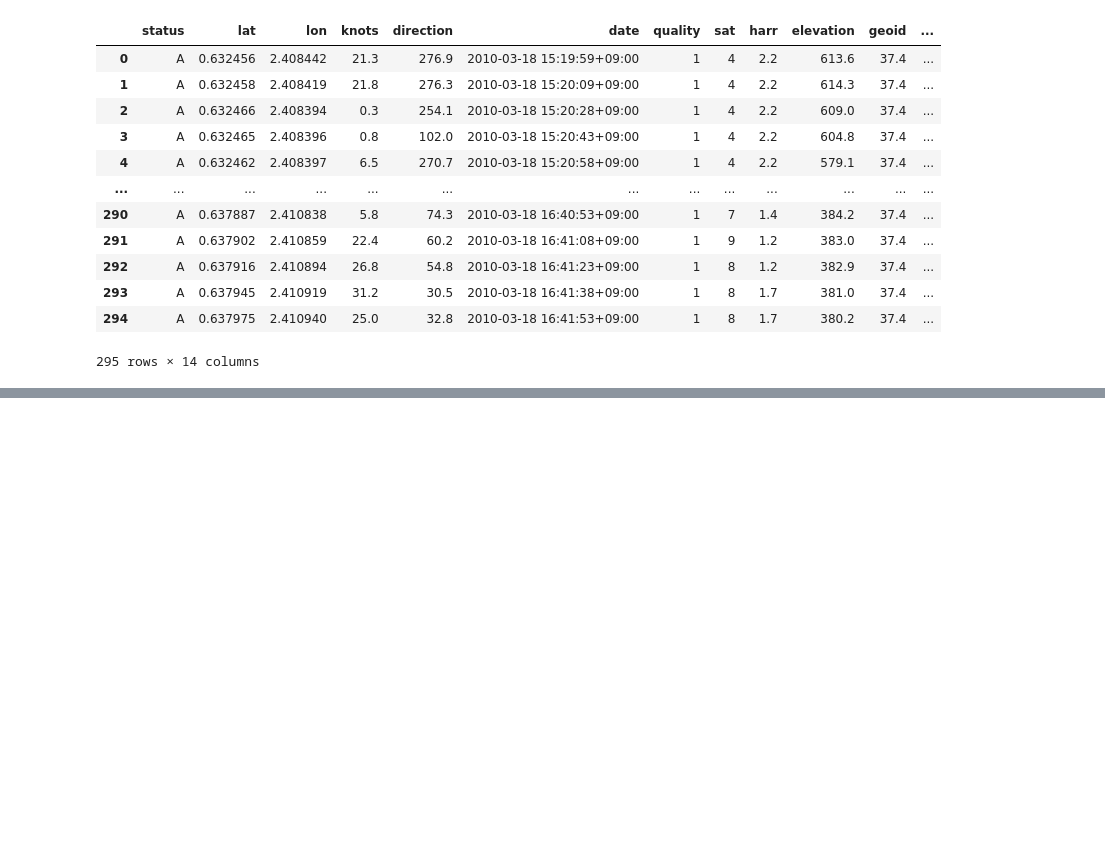
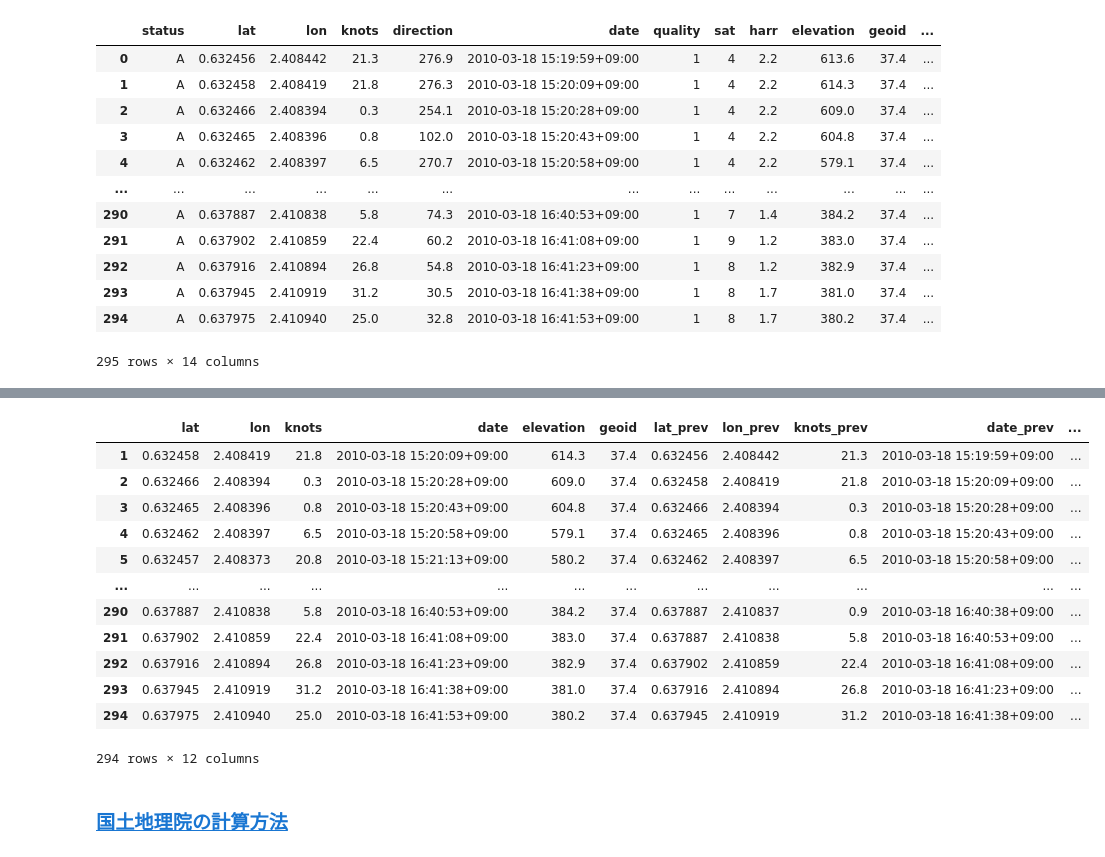
Before and after one commit to asano-lab/oasobi, a Jupyter notebook: kadai10/test.ipynb, the cells around one changed output, grey strips where cells are left out. Drawn from its saved outputs; the diff is of its cells as text; code cells hidden in the pictures; blank space fills up the shorter version.

```diff
--- a/kadai10/test.ipynb
+++ b/kadai10/test.ipynb
@@ -89,3 +89,29 @@ for i in gps_df.index:
 m
 # %% [output]
 [interactive output not drawn]
+# %%
+use_columns = ["lat", "lon", "knots", "date", "elevation", "geoid"]
+
+lat_lon_df = gps_df[use_columns][1:].copy() # 先頭削除
+lat_lon_df_prev = gps_df[use_columns][:-1].copy() # 末尾削除
+
+for uc in use_columns:
+    lat_lon_df[uc + "_prev"] = list(lat_lon_df_prev[uc])
+
+lat_lon_df
+# %% [output]
+|  | lat | lon | knots | date | elevation | geoid | lat_prev | lon_prev | knots_prev | date_prev | ... |
+| 1 | 0.632458 | 2.408419 | 21.8 | 2010-03-18 15:20:09+09:00 | 614.3 | 37.4 | 0.632456 | 2.408442 | 21.3 | 2010-03-18 15:19:59+09:00 | ... |
+| 2 | 0.632466 | 2.408394 | 0.3 | 2010-03-18 15:20:28+09:00 | 609.0 | 37.4 | 0.632458 | 2.408419 | 21.8 | 2010-03-18 15:20:09+09:00 | ... |
+| 3 | 0.632465 | 2.408396 | 0.8 | 2010-03-18 15:20:43+09:00 | 604.8 | 37.4 | 0.632466 | 2.408394 | 0.3 | 2010-03-18 15:20:28+09:00 | ... |
+| 4 | 0.632462 | 2.408397 | 6.5 | 2010-03-18 15:20:58+09:00 | 579.1 | 37.4 | 0.632465 | 2.408396 | 0.8 | 2010-03-18 15:20:43+09:00 | ... |
+| 5 | 0.632457 | 2.408373 | 20.8 | 2010-03-18 15:21:13+09:00 | 580.2 | 37.4 | 0.632462 | 2.408397 | 6.5 | 2010-03-18 15:20:58+09:00 | ... |
+| ... | ... | ... | ... | ... | ... | ... | ... | ... | ... | ... | ... |
+| 290 | 0.637887 | 2.410838 | 5.8 | 2010-03-18 16:40:53+09:00 | 384.2 | 37.4 | 0.637887 | 2.410837 | 0.9 | 2010-03-18 16:40:38+09:00 | ... |
+| 291 | 0.637902 | 2.410859 | 22.4 | 2010-03-18 16:41:08+09:00 | 383.0 | 37.4 | 0.637887 | 2.410838 | 5.8 | 2010-03-18 16:40:53+09:00 | ... |
+| 292 | 0.637916 | 2.410894 | 26.8 | 2010-03-18 16:41:23+09:00 | 382.9 | 37.4 | 0.637902 | 2.410859 | 22.4 | 2010-03-18 16:41:08+09:00 | ... |
+| 293 | 0.637945 | 2.410919 | 31.2 | 2010-03-18 16:41:38+09:00 | 381.0 | 37.4 | 0.637916 | 2.410894 | 26.8 | 2010-03-18 16:41:23+09:00 | ... |
+| 294 | 0.637975 | 2.410940 | 25.0 | 2010-03-18 16:41:53+09:00 | 380.2 | 37.4 | 0.637945 | 2.410919 | 31.2 | 2010-03-18 16:41:38+09:00 | ... |
+294 rows × 12 columns
+# %% [markdown]
+### [国土地理院の計算方法](https://vldb.gsi.go.jp/sokuchi/surveycalc/surveycalc/algorithm/bl2st/bl2st.htm)
```
Also changed, not shown: 1 other file.
